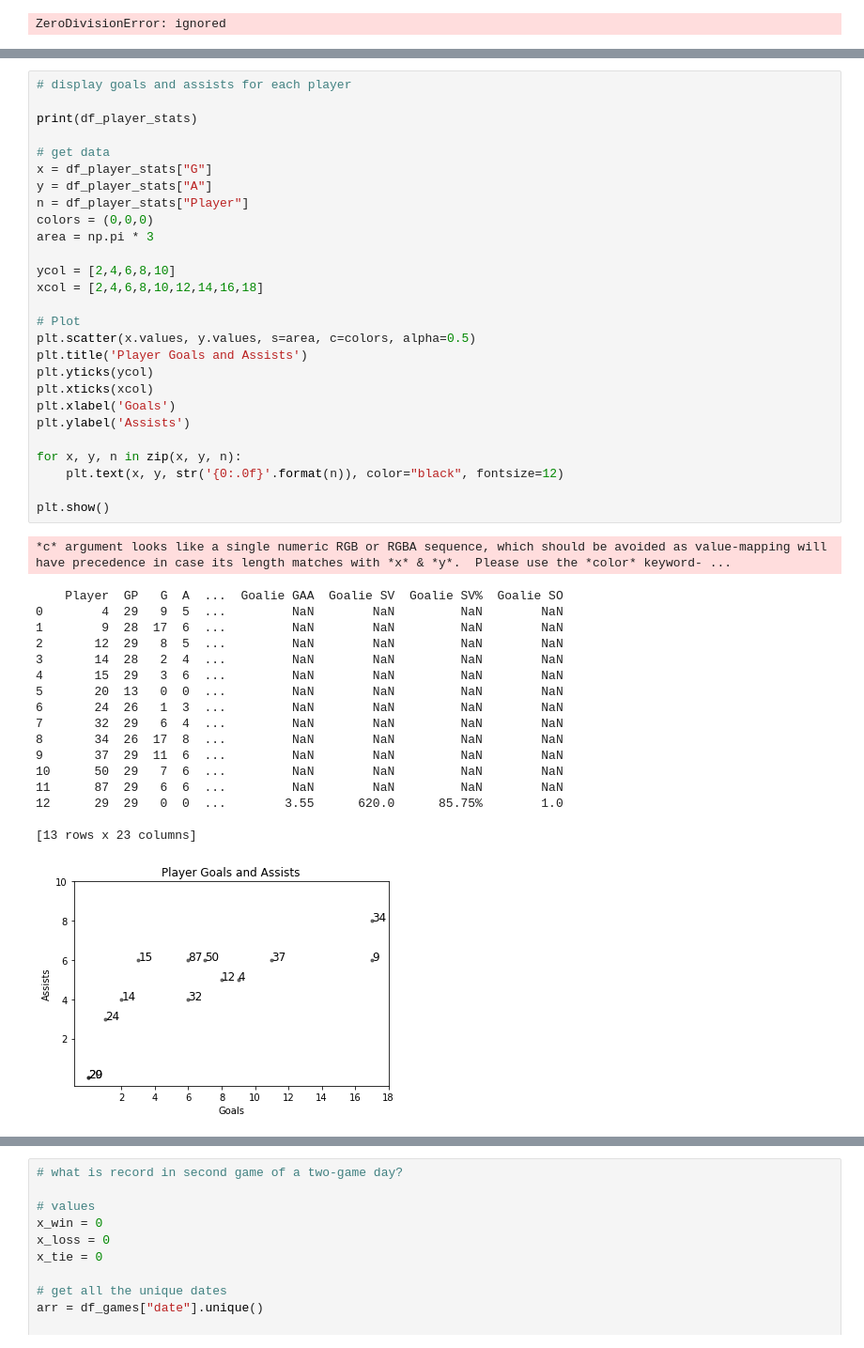
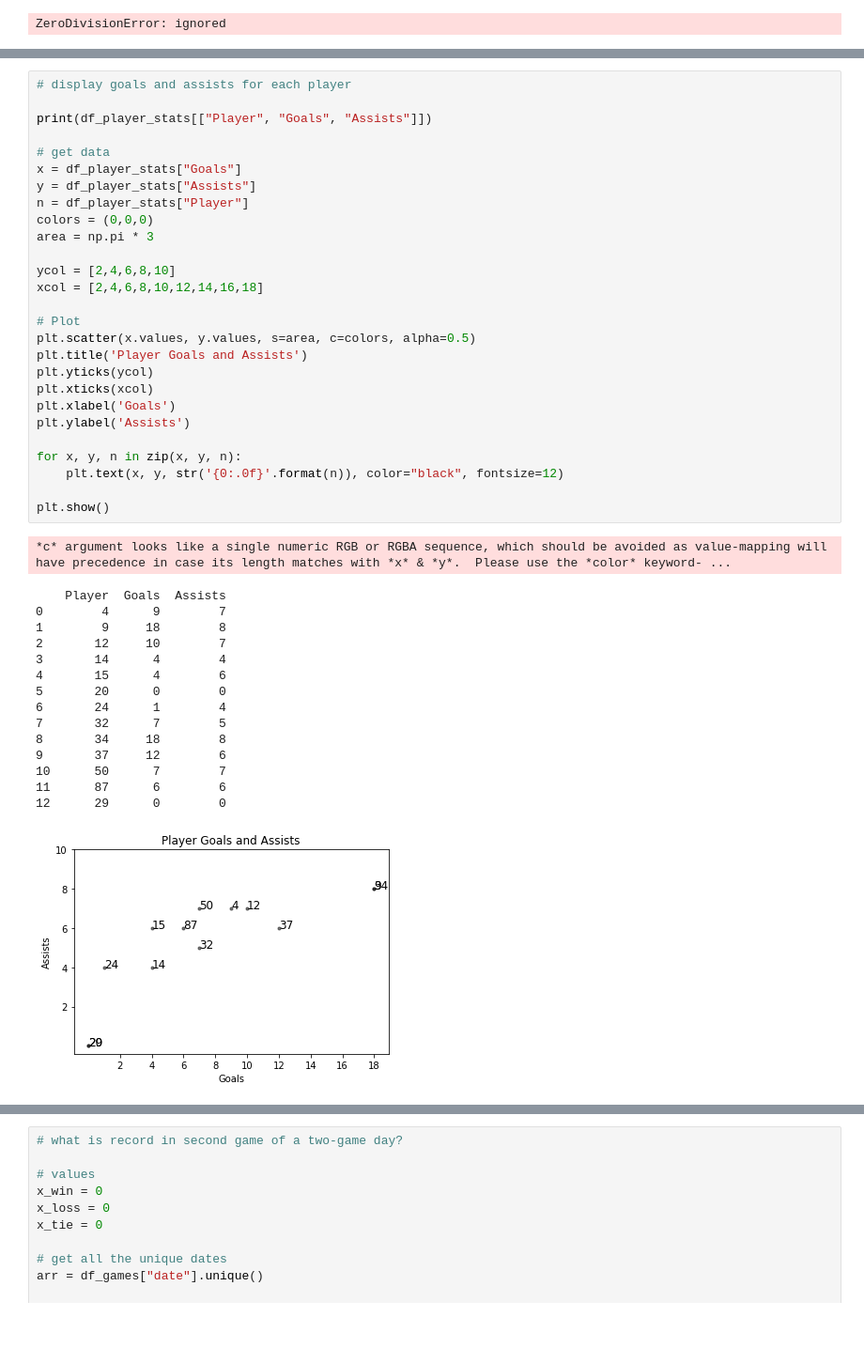
Before and after one commit to werntzp/hockey-stats, a Jupyter notebook: stats_charts.ipynb, the cells around one changed output, grey strips where cells are left out. Shown at 94% size. Saved outputs shown, nothing was run; the diff lists cells and outputs as text.

```diff
--- a/stats_charts.ipynb
+++ b/stats_charts.ipynb
@@ -718,49 +718,47 @@ plt.show()
 # %%
 # display goals and assists for each player
 
-print(df_player_stats)
+print(df_player_stats[["Player", "Goals", "Assists"]])
 
 # get data
-x = df_player_stats["G"]
-y = df_player_stats["A"]
+x = df_player_stats["Goals"]
+y = df_player_stats["Assists"]
 n = df_player_stats["Player"]
 colors = (0,0,0)
 area = np.pi * 3
 
 ycol = [2,4,6,8,10]
 xcol = [2,4,6,8,10,12,14,16,18]
 
 # Plot
 plt.scatter(x.values, y.values, s=area, c=colors, alpha=0.5)
 plt.title('Player Goals and Assists')
 plt.yticks(ycol)
 plt.xticks(xcol)
 plt.xlabel('Goals')
 plt.ylabel('Assists')
 
 for x, y, n in zip(x, y, n):
     plt.text(x, y, str('{0:.0f}'.format(n)), color="black", fontsize=12)
 
 plt.show()
 # %% [output]
 *c* argument looks like a single numeric RGB or RGBA sequence, which should be avoided as value-mapping will have precedence in case its length matches with *x* & *y*.  Please use the *color* keyword- ...
-    Player  GP   G  A  ...  Goalie GAA  Goalie SV  Goalie SV%  Goalie SO
-0        4  29   9  5  ...         NaN        NaN         NaN        NaN
-1        9  28  17  6  ...         NaN        NaN         NaN        NaN
-2       12  29   8  5  ...         NaN        NaN         NaN        NaN
-3       14  28   2  4  ...         NaN        NaN         NaN        NaN
-4       15  29   3  6  ...         NaN        NaN         NaN        NaN
-5       20  13   0  0  ...         NaN        NaN         NaN        NaN
-6       24  26   1  3  ...         NaN        NaN         NaN        NaN
-7       32  29   6  4  ...         NaN        NaN         NaN        NaN
-8       34  26  17  8  ...         NaN        NaN         NaN        NaN
-9       37  29  11  6  ...         NaN        NaN         NaN        NaN
-10      50  29   7  6  ...         NaN        NaN         NaN        NaN
-11      87  29   6  6  ...         NaN        NaN         NaN        NaN
-12      29  29   0  0  ...        3.55      620.0      85.75%        1.0
-
-[13 rows x 23 columns]
+    Player  Goals  Assists
+0        4      9        7
+1        9     18        8
+2       12     10        7
+3       14      4        4
+4       15      4        6
+5       20      0        0
+6       24      1        4
+7       32      7        5
+8       34     18        8
+9       37     12        6
+10      50      7        7
+11      87      6        6
+12      29      0        0
-[figure, old version]
+[figure, new version]
 # %%
 # side-by-side bar charts with goals in each game
 
```
Also changed, not shown: parts of 9 cells of this notebook.
